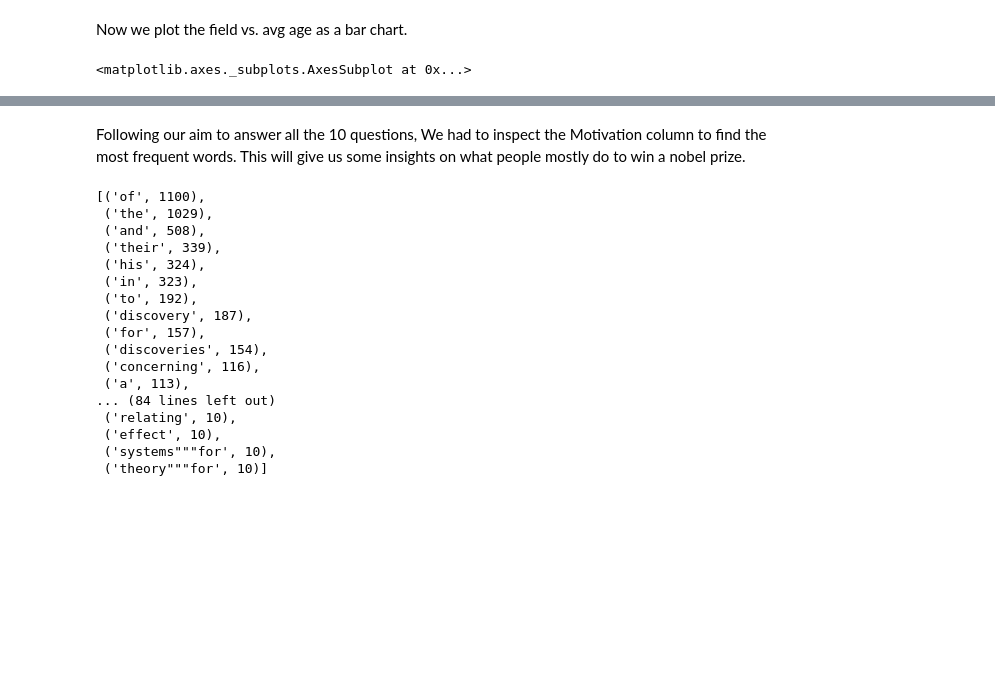
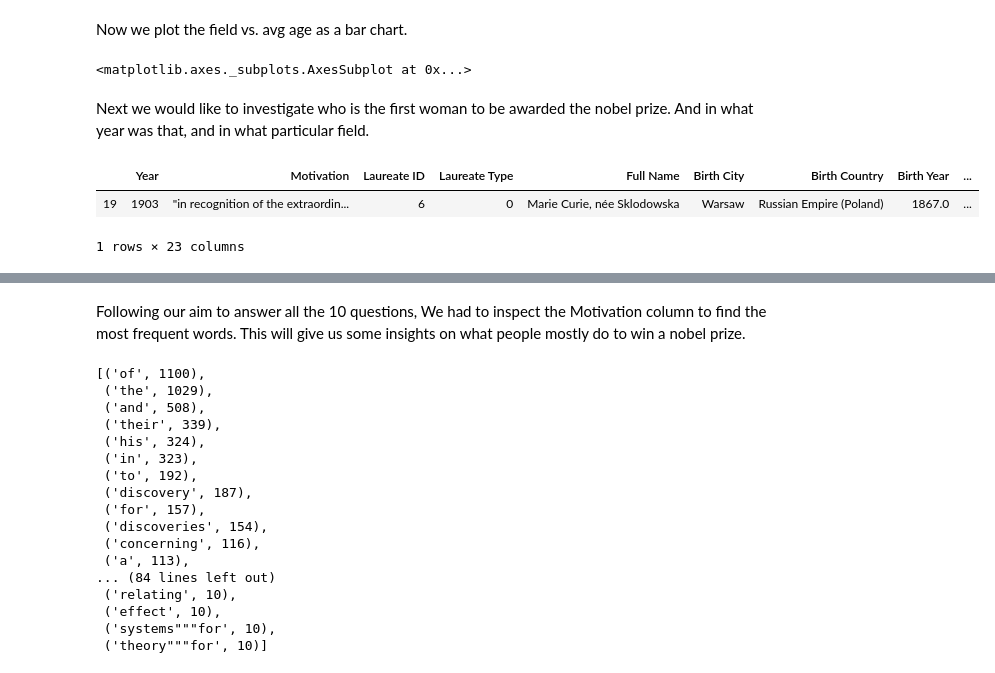
Before and after one commit to maggieezzat/Visual-History-of-Nobel-Prize-Winners, a Jupyter notebook: DE-project(Data Cleaning).ipynb, the cells around one changed output, grey strips where cells are left out. Cells and saved outputs as stored; diff of their text form; code cells hidden in the pictures; blank space fills up the shorter version.

Commit message:
oldest, youngest, first woman done

```diff
--- a/DE-project(Data Cleaning).ipynb
+++ b/DE-project(Data Cleaning).ipynb
@@ -621,3 +621,20 @@ avg_age_dist = avg_age_dist.set_index('Field')
 avg_age_dist.plot.bar(rot=45)
 # %% [output]
 <matplotlib.axes._subplots.AxesSubplot at 0x...>
+# %% [markdown]
+Next we would like to investigate who is the first woman to be awarded the nobel prize. And in what year was that, and in what particular field.
+# %%
+#first we get the individuals only.
+ind = nobel_cleaned.loc[nobel_cleaned['Laureate Type'] == 0]
+
+#then we get females only.
+females = ind[ind['Sex'] == 1]
+
+#then we get lowest year
+min_year = females['Year'].min()
+first_female = females.loc[females['Year'] == min_year]
+first_female
+# %% [output]
+|  | Year | Motivation | Laureate ID | Laureate Type | Full Name | Birth City | Birth Country | Birth Year | ... |
+| 19 | 1903 | "in recognition of the extraordin... | 6 | 0 | Marie Curie, née Sklodowska | Warsaw | Russian Empire (Poland) | 1867.0 | ... |
+1 rows × 23 columns
```
Also changed, not shown: parts of 6 cells of this notebook, 1 other file.
